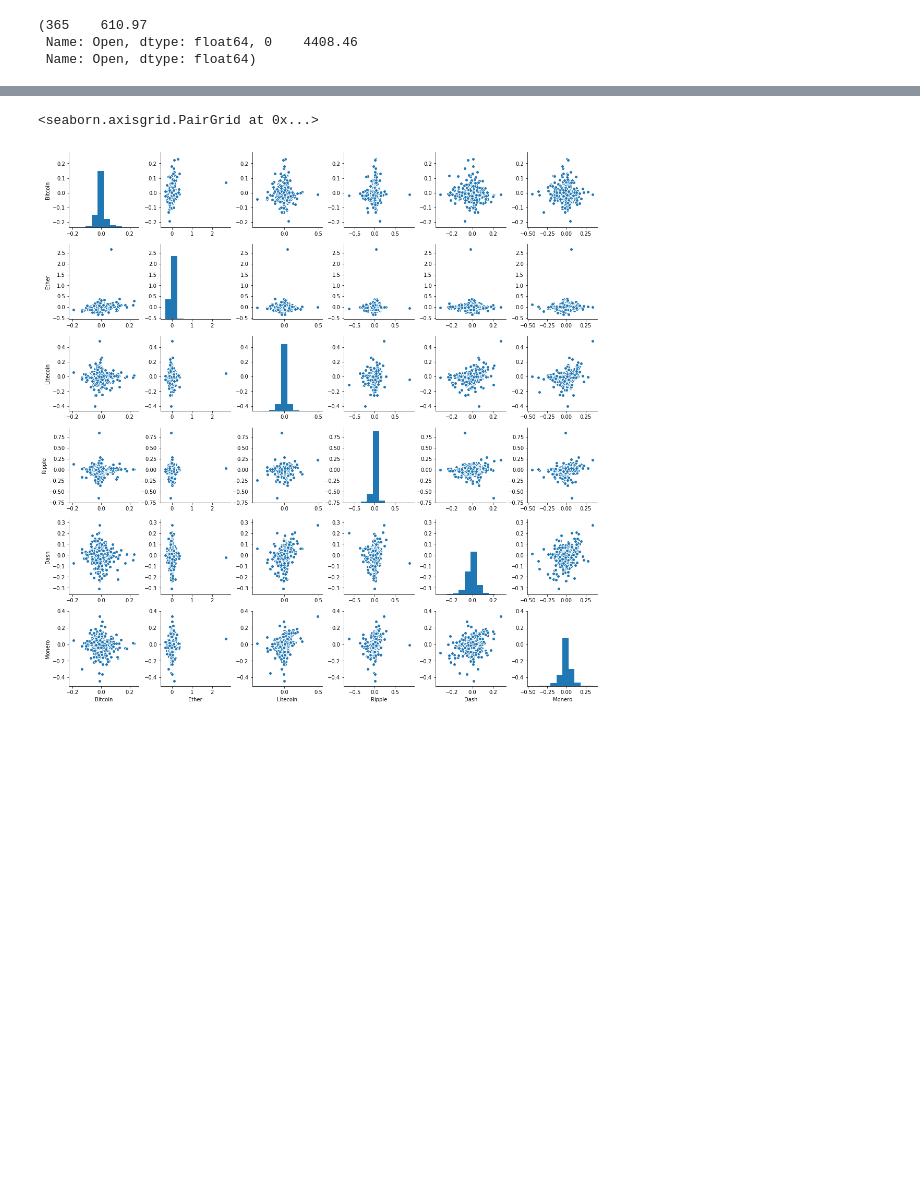
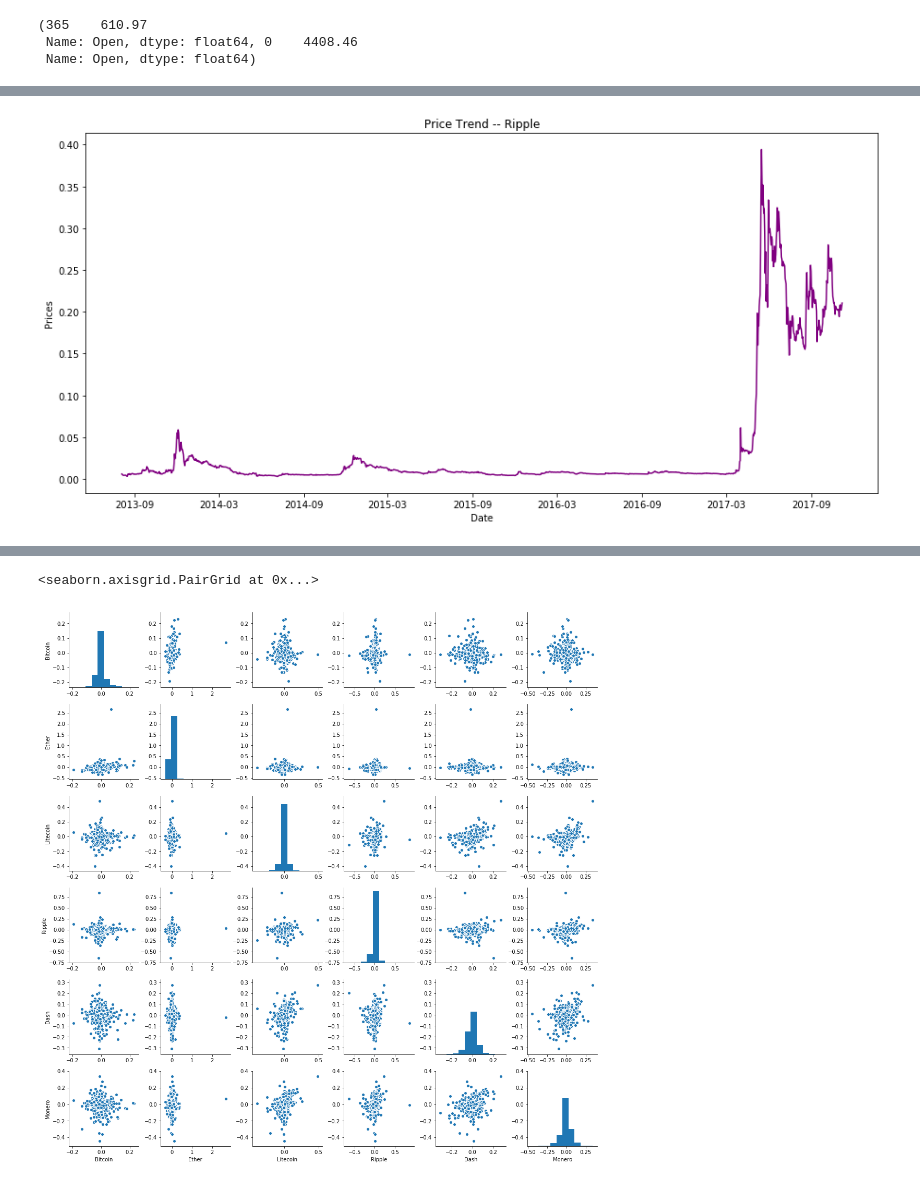
Before and after one commit to avantichande/Cryptocurrency_Project, a Jupyter notebook: Project/CryptoCurrency_Analysis_V3.ipynb, the cells around one changed output, grey strips where cells are left out. Saved outputs shown, nothing was run; the diff lists cells and outputs as text; code cells hidden in the pictures; blank space fills up the shorter version.

```diff
--- a/Project/CryptoCurrency_Analysis_V3.ipynb
+++ b/Project/CryptoCurrency_Analysis_V3.ipynb
@@ -49,0 +71,4 @@ monero_by_date = clean_df(monero)
+# %%
+plot_price_trend(ripple,'Ripple', 'purple')
+# %% [output]
+[figure, added]
```
Also changed, not shown: parts of 6 cells of this notebook.
